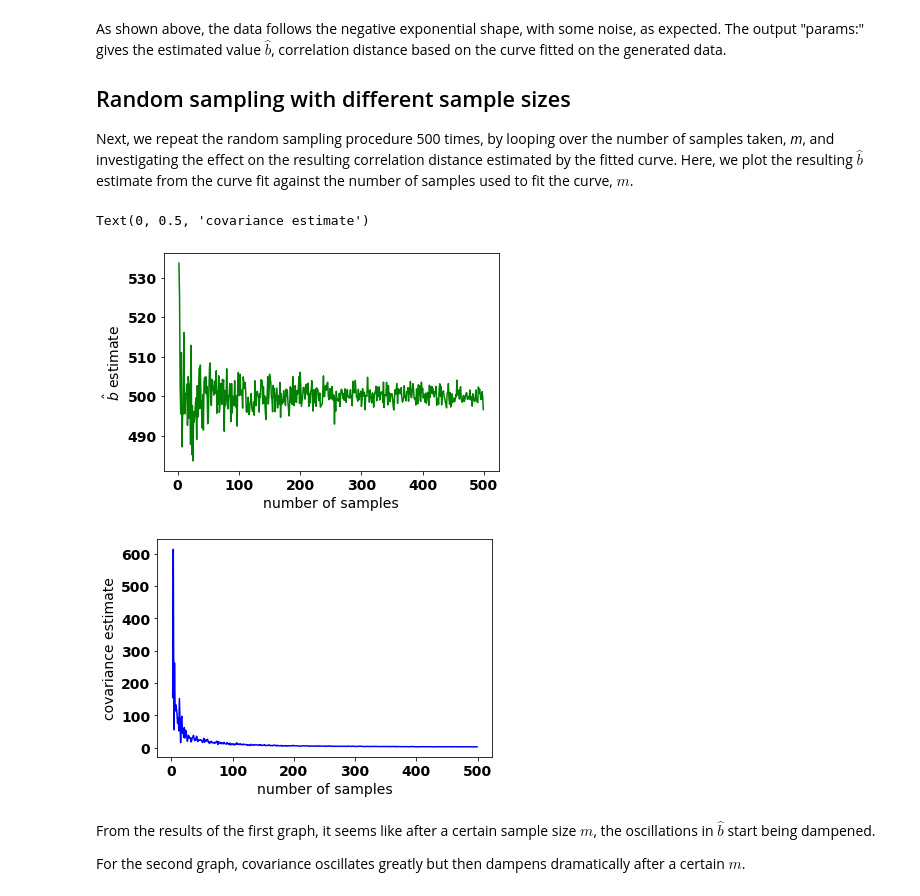
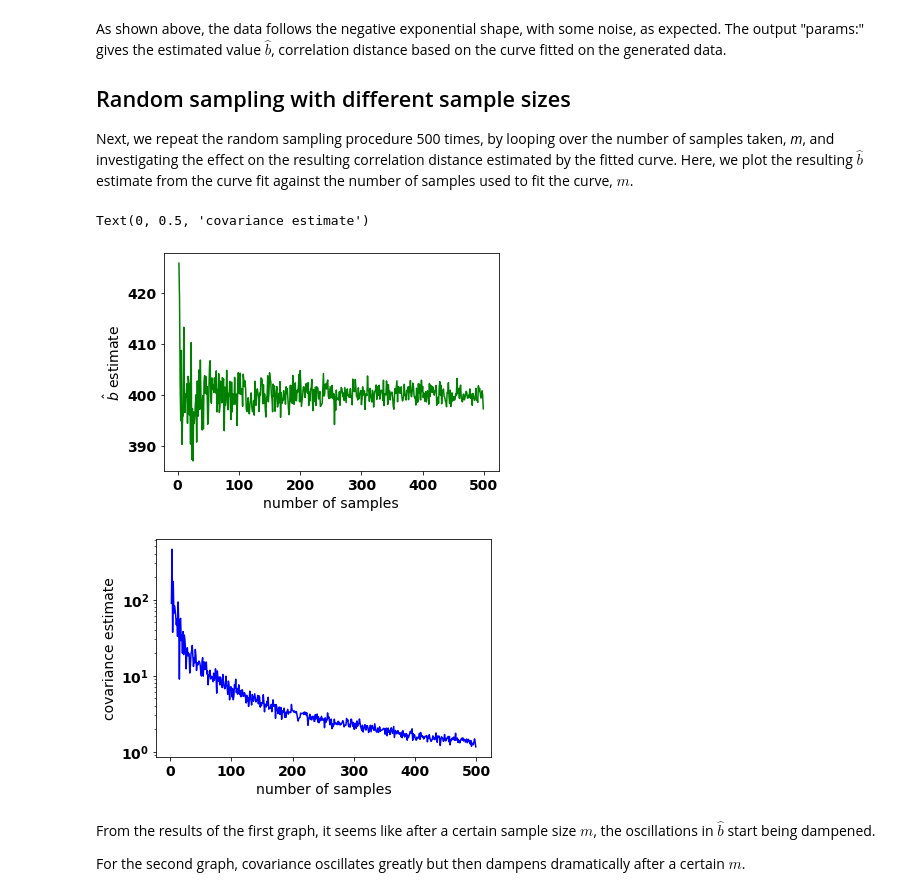
Before and after one commit to mustafa-majid-uu/curvefit_sampling, a Jupyter notebook: sampling.ipynb, the cells around one changed output. Drawn from its saved outputs; the diff is of its cells as text; code cells hidden in the pictures.

```diff
--- a/sampling.ipynb
+++ b/sampling.ipynb
@@ -26,13 +26,15 @@ The second function calls the first to generate a value of $\rho$ for a given $x
 np.random.seed(0)
 error_val = 0.02
 
-def cordist(d,D): #correlation rho for distance to cell, d, and correlation distance, b
+#function to calculate correlation (rho) for distance to cell, d, and correlation distance, D
+def cordist(d,D):
     rho = 2**(-d/D)
     return(rho)
 
-def generate_value(d): #generate correlation value using the function above, with corr. distance fixed  (b=500km). Distance to grid cell, d, is the input parameter.
-    rho = cordist(d,500)
-    rho += np.random.normal(0.0, error_val, 1)[0]  #add random error, taken from a normal distribution with mean = 0 and standard deviation = 0.02
+#generate correlation value using the function above, with corr. distance fixed  (D=500km). Distance to grid cell, d, is the input parameter.
+def generate_value(d):
+    rho = cordist(d,400)
+    rho += np.random.normal(0.0, error_val, 1)[0]  #add random error to rho, taken from a normal distribution with mean = 0 and standard deviation = 0.02
 
     if rho > 1: #correlation cannot be outside the range [-1,1], so I have chosen to truncate the value in that case.
         rho = 1
@@ -83,34 +87,35 @@ Next, we repeat the random sampling procedure 500 times, by looping over the num
 # %%
 iterations = 500 #the maximum number of samples to generate. Each iteration i will generate i samples.
 sample_size = []
 bhat_arr = []
 cov_arr = []
 np.random.seed(0)
-for i in range(2,iterations):   #generate random samples, with sample size "n" equal to each iteration number
+
+#generate random samples, with sample size "n" equal to each iteration number
+for i in range(2,iterations):
     sample_size.append(i)   #this list will be used as the x-axis in the plots, and it should start from sample size = 2
     x,y = generate_random_samples(i,0,1000)     #generate i samples, with each distance value being within the range [0,1000]
     params, covs = optimize.curve_fit(cordist, xdata = x, ydata = y, p0=400)    #fit curve with generated data and initial guess for parameter as 400km
 
     bhat_arr.append(params[0]) #append the b-hat estimate to the b-hat array
     cov_arr.append(covs[0][0]) #do the same for the covariance array
 
 
 plt.figure(1)
 plt.plot(sample_size,bhat_arr, c='green' )
 
 plt.ylabel('$\hat{b}$ estimate')
 plt.xlabel('number of samples')
-#plt.title("Plotting the correlation distance estimate vs. size of random sample")
 
 plt.figure(2)
 plt.plot(sample_size,cov_arr,color='blue')
 plt.xlabel('number of samples')
+plt.yscale('log')
 plt.ylabel('covariance estimate')
-#plt.title("Plotting the covariance estimate vs. size of random sample")
 # %% [output]
 Text(0, 0.5, 'covariance estimate')
-[figure, old version]
+[figure, new version]
-[figure, old version]
+[figure, new version]
 # %% [markdown]
 From the results of the first graph, it seems like after a certain sample size $m$, the oscillations in $\hat{b}$ start being dampened.
 
```
Also changed, not shown: parts of 2 cells of this notebook.
